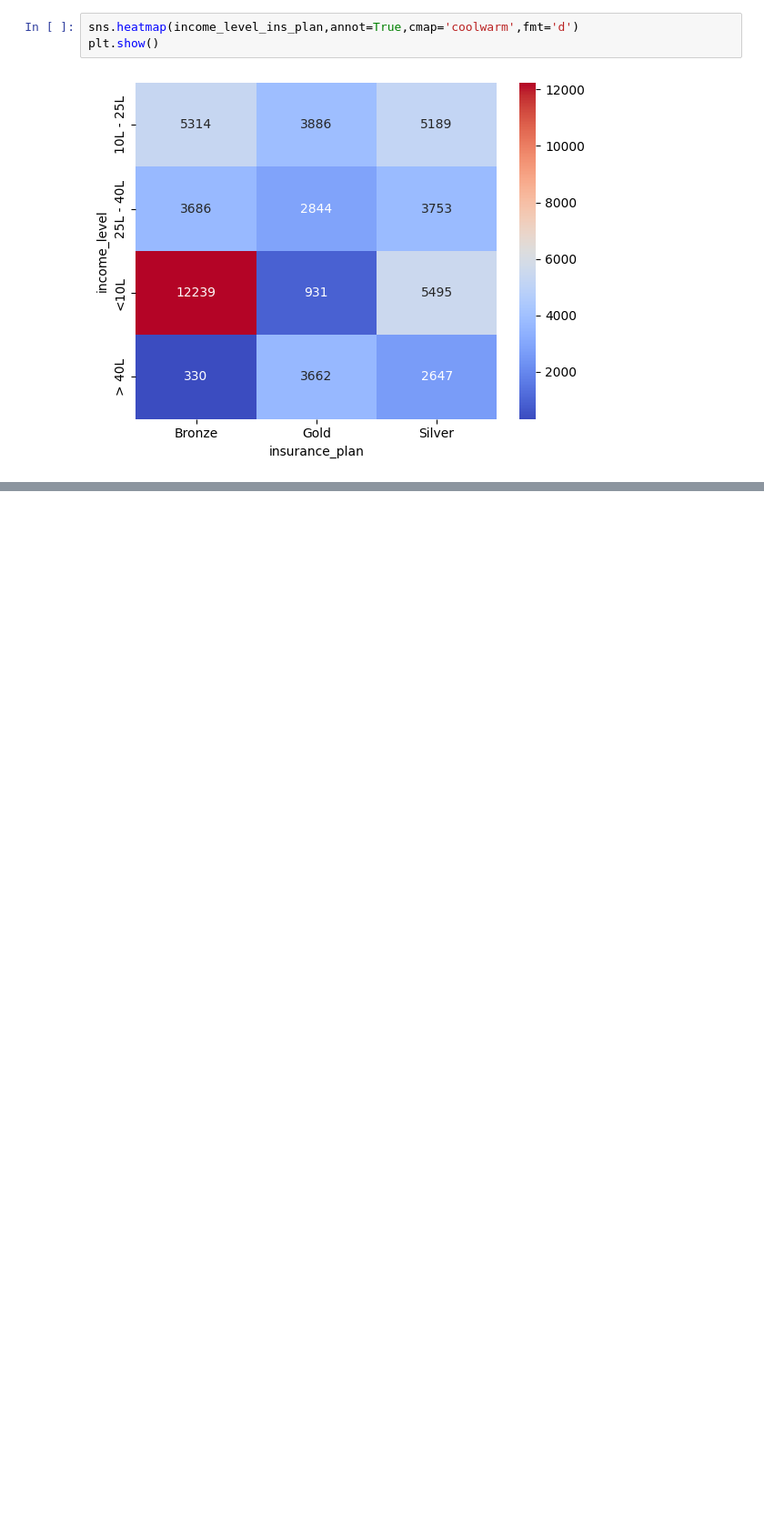
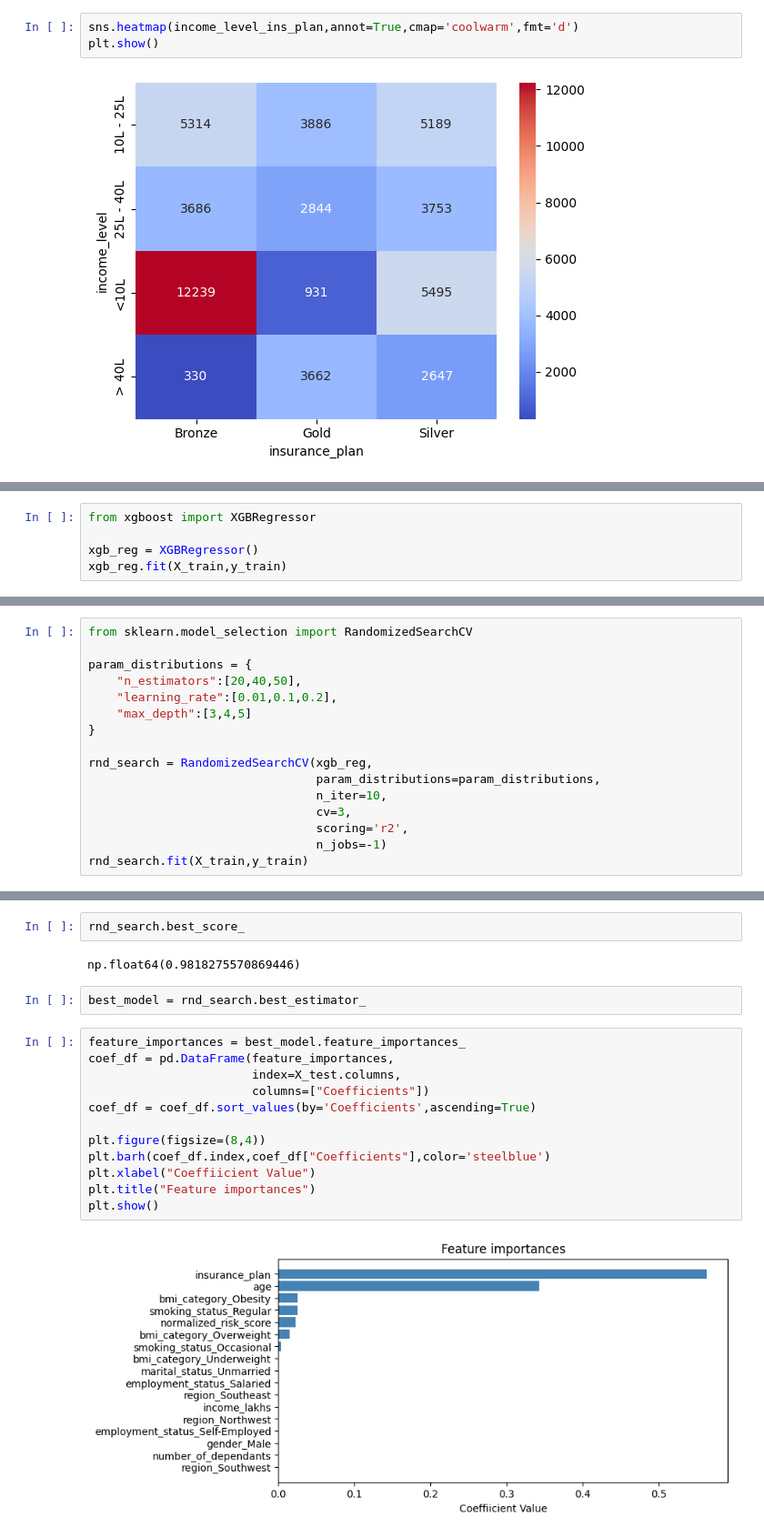
Before and after one commit to jsuryanm/insurance-prediction-ml-system, a Jupyter notebook: research/1_EDA.ipynb, the cells around one changed output, grey strips where cells are left out. Shown at 91% size. Saved outputs shown, nothing was run; the diff lists cells and outputs as text; blank space fills up the shorter version.

```diff
--- a/research/1_EDA.ipynb
+++ b/research/1_EDA.ipynb
@@ -395,0 +790,5 @@ plt.show()
+# %%
+from xgboost import XGBRegressor
+
+xgb_reg = XGBRegressor()
+xgb_reg.fit(X_train,y_train)
@@ -395,0 +815,16 @@ plt.show()
+# %%
+from sklearn.model_selection import RandomizedSearchCV
+
+param_distributions = {
+    "n_estimators":[20,40,50],
+    "learning_rate":[0.01,0.1,0.2],
+    "max_depth":[3,4,5]
+}
+
+rnd_search = RandomizedSearchCV(xgb_reg,
+                                param_distributions=param_distributions,
+                                n_iter=10,
+                                cv=3,
+                                scoring='r2',
+                                n_jobs=-1)
+rnd_search.fit(X_train,y_train)
@@ -395,0 +849,20 @@ plt.show()
+# %%
+rnd_search.best_score_
+# %% [output]
+np.float64(0.9818275570869446)
+# %%
+best_model = rnd_search.best_estimator_
+# %%
+feature_importances = best_model.feature_importances_
+coef_df = pd.DataFrame(feature_importances,
+                       index=X_test.columns,
+                       columns=["Coefficients"])
+coef_df = coef_df.sort_values(by='Coefficients',ascending=True)
+
+plt.figure(figsize=(8,4))
+plt.barh(coef_df.index,coef_df["Coefficients"],color='steelblue')
+plt.xlabel("Coeffiicient Value")
+plt.title("Feature importances")
+plt.show()
+# %% [output]
+[figure, added]
```
Also changed, not shown: parts of 50 cells of this notebook, 1 other file.
